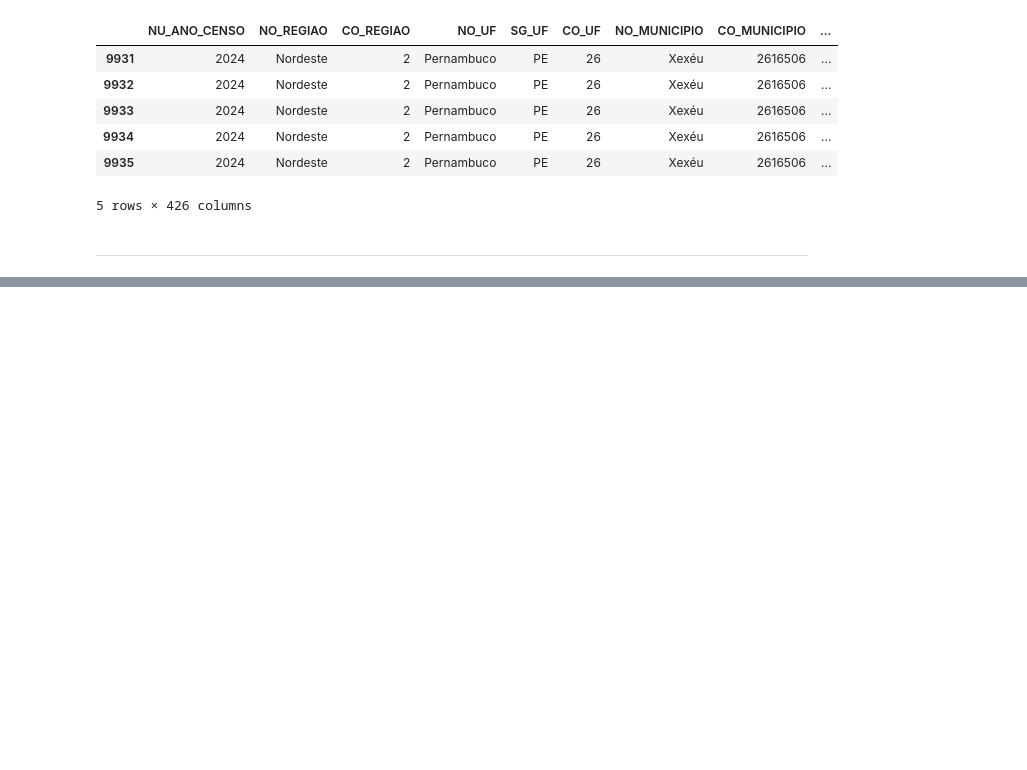
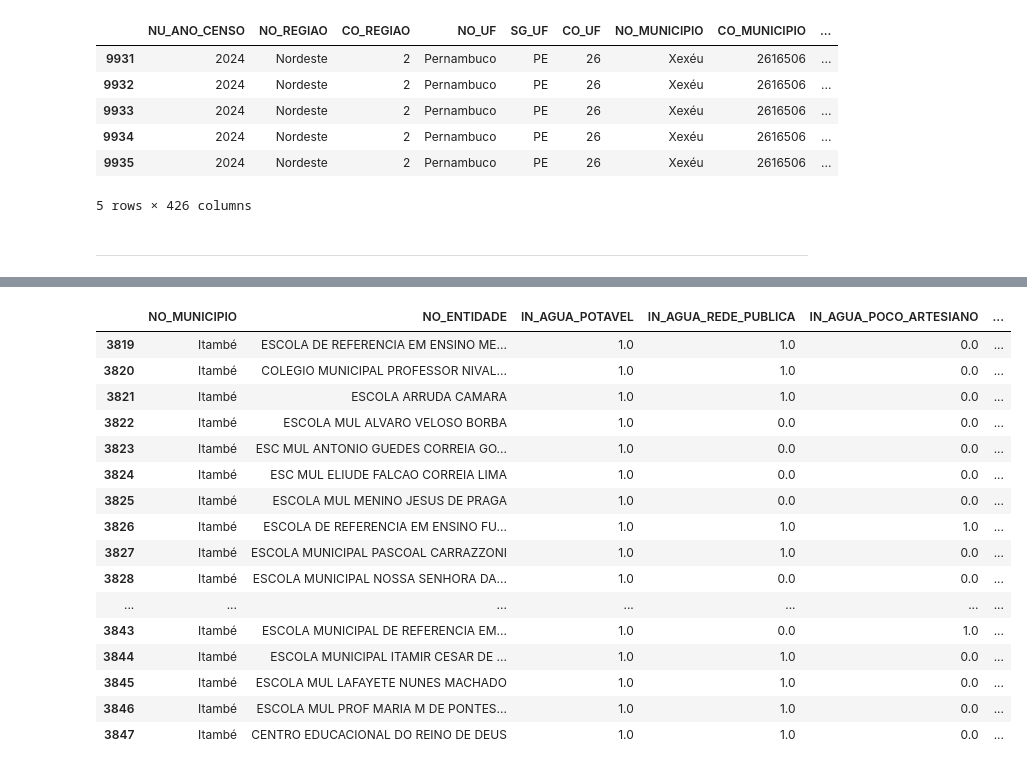
Before and after one commit to joao-victor-73/python.estudos, a Jupyter notebook: Estudos/Analise de Dados/Projeto 3 - Análise de desigualdade Educacional/analise_desiguldade.ipynb, the cells around one changed output, grey strips where cells are left out. Saved outputs shown, nothing was run; the diff lists cells and outputs as text; code cells hidden in the pictures; blank space fills up the shorter version.

```diff
--- a/Estudos/Analise de Dados/Projeto 3 - Análise de desigualdade Educacional/analise_desiguldade.ipynb
+++ b/Estudos/Analise de Dados/Projeto 3 - Análise de desigualdade Educacional/analise_desiguldade.ipynb
@@ -90,0 +225,27 @@ Visto algumas informações, vou agora apagar algumas colunas, que ao meu ver é
+# %%
+# Analise aleátoria
+colunas_desejadas = ['NO_MUNICIPIO', 'NO_ENTIDADE', 'IN_AGUA_POTAVEL', 'IN_AGUA_REDE_PUBLICA', 'IN_AGUA_POCO_ARTESIANO', 'IN_AGUA_CACIMBA', 'IN_AGUA_FONTE_RIO', 'IN_AGUA_INEXISTENTE', 'IN_AGUA_CARRO_PIPA']
+
+
+# Visualizar as colunas sobre a agua das escolas
+df_copia1 = df[colunas_desejadas]
+# %%
+df_copia1[df_copia1['NO_MUNICIPIO'] == 'Itambé']
+# %% [output]
+|  | NO_MUNICIPIO | NO_ENTIDADE | IN_AGUA_POTAVEL | IN_AGUA_REDE_PUBLICA | IN_AGUA_POCO_ARTESIANO | ... |
+| 3819 | Itambé | ESCOLA DE REFERENCIA EM ENSINO ME... | 1.0 | 1.0 | 0.0 | ... |
+| 3820 | Itambé | COLEGIO MUNICIPAL PROFESSOR NIVAL... | 1.0 | 1.0 | 0.0 | ... |
+| 3821 | Itambé | ESCOLA ARRUDA CAMARA | 1.0 | 1.0 | 0.0 | ... |
+| 3822 | Itambé | ESCOLA MUL ALVARO VELOSO BORBA | 1.0 | 0.0 | 0.0 | ... |
+| 3823 | Itambé | ESC MUL ANTONIO GUEDES CORREIA GO... | 1.0 | 0.0 | 0.0 | ... |
+| 3824 | Itambé | ESC MUL ELIUDE FALCAO CORREIA LIMA | 1.0 | 0.0 | 0.0 | ... |
+| 3825 | Itambé | ESCOLA MUL MENINO JESUS DE PRAGA | 1.0 | 0.0 | 0.0 | ... |
+| 3826 | Itambé | ESCOLA DE REFERENCIA EM ENSINO FU... | 1.0 | 1.0 | 1.0 | ... |
+| 3827 | Itambé | ESCOLA MUNICIPAL PASCOAL CARRAZZONI | 1.0 | 1.0 | 0.0 | ... |
+| 3828 | Itambé | ESCOLA MUNICIPAL NOSSA SENHORA DA... | 1.0 | 0.0 | 0.0 | ... |
+| ... | ... | ... | ... | ... | ... | ... |
+| 3843 | Itambé | ESCOLA MUNICIPAL DE REFERENCIA EM... | 1.0 | 0.0 | 1.0 | ... |
+| 3844 | Itambé | ESCOLA MUNICIPAL ITAMIR CESAR DE ... | 1.0 | 1.0 | 0.0 | ... |
+| 3845 | Itambé | ESCOLA MUL LAFAYETE NUNES MACHADO | 1.0 | 1.0 | 0.0 | ... |
+| 3846 | Itambé | ESCOLA MUL PROF MARIA M DE PONTES... | 1.0 | 1.0 | 0.0 | ... |
+| 3847 | Itambé | CENTRO EDUCACIONAL DO REINO DE DEUS | 1.0 | 1.0 | 0.0 | ... |
```
Also changed, not shown: parts of 10 cells of this notebook, 1 other file.
